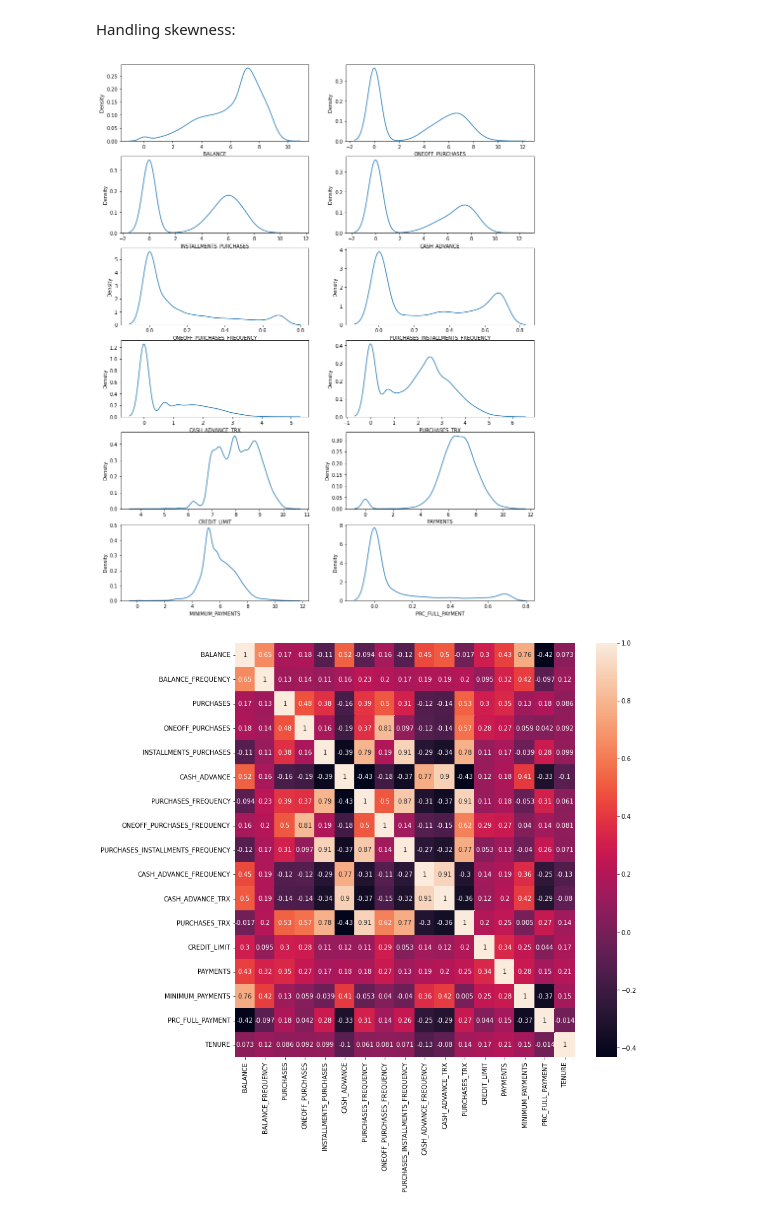
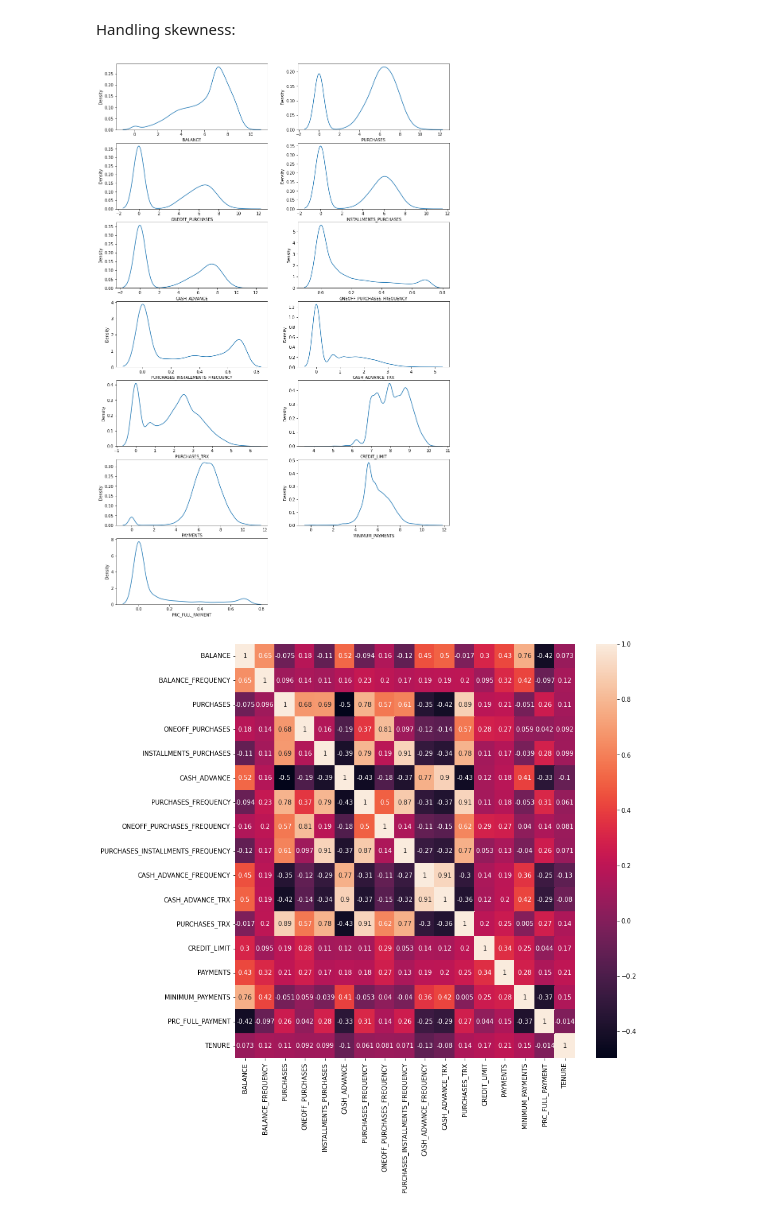
Before and after one commit to Pritam987/Credit-Card-Project, a Jupyter notebook: Code.iPYnb, the cells around one changed output. Drawn from its saved outputs; the diff is of its cells as text; code cells hidden in the pictures.

```diff
--- a/Code.iPYnb
+++ b/Code.iPYnb
@@ -103,21 +103,21 @@ plt.show()
 # %% [markdown]
 Handling skewness:
 # %%
-cols = ['BALANCE', 'ONEOFF_PURCHASES', 'INSTALLMENTS_PURCHASES', 'CASH_ADVANCE', 'ONEOFF_PURCHASES_FREQUENCY','PURCHASES_INSTALLMENTS_FREQUENCY', 'CASH_ADVANCE_TRX', 'PURCHASES_TRX', 'CREDIT_LIMIT', 'PAYMENTS', 'MINIMUM_PAYMENTS', 'PRC_FULL_PAYMENT']
+cols = ['BALANCE','PURCHASES', 'ONEOFF_PURCHASES', 'INSTALLMENTS_PURCHASES', 'CASH_ADVANCE', 'ONEOFF_PURCHASES_FREQUENCY','PURCHASES_INSTALLMENTS_FREQUENCY', 'CASH_ADVANCE_TRX', 'PURCHASES_TRX', 'CREDIT_LIMIT', 'PAYMENTS', 'MINIMUM_PAYMENTS', 'PRC_FULL_PAYMENT']
 for col in cols:
     df[col] = np.log(1 + df[col])
 # %%
-plt.figure(figsize=(15,20))
+plt.figure(figsize=(15,25))
 for i, col in enumerate(cols):
-    ax = plt.subplot(6, 2, i+1)
+    ax = plt.subplot(7, 2, i+1)
     sns.kdeplot(df[col], ax=ax)
 plt.show()
 # %% [output]
-[figure, old version]
+[figure, new version]
 # %%
 plt.figure(figsize=(12,12))
 sns.heatmap(df.corr(), annot=True)
 plt.show()
 # %% [output]
-[figure, old version]
+[figure, new version]
 # %% [markdown]
```
Also changed, not shown: parts of 4 cells of this notebook.
